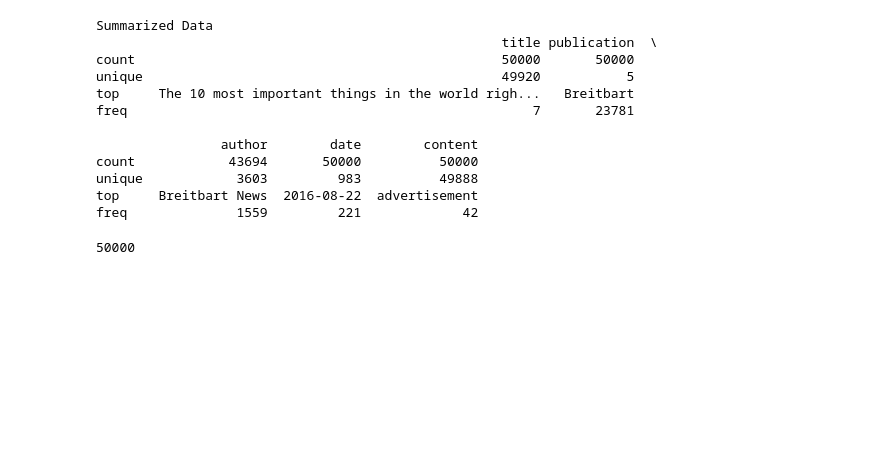
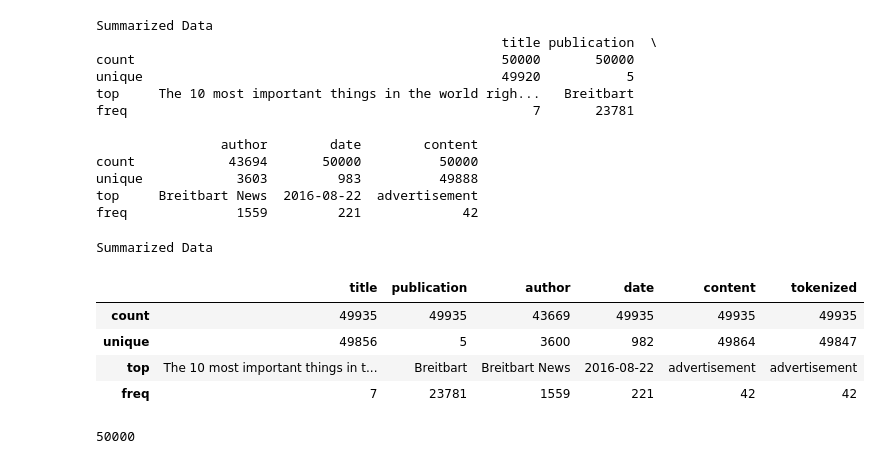
Before and after one commit to ScottBreitbach/DSC550, a Jupyter notebook: Week5/Test.ipynb, the cells around one changed output. Saved outputs shown, nothing was run; the diff lists cells and outputs as text; code cells hidden in the pictures; blank space fills up the shorter version.

```diff
--- a/Week5/Test.ipynb
+++ b/Week5/Test.ipynb
@@ -69,6 +84,17 @@ count            43694       50000          50000
 unique            3603         983          49888
 top     Breitbart News  2016-08-22  advertisement
 freq              1559         221             42
+# %%
+print("Summarized Data")
+
+articles.describe(include=['O'])
+# %% [output]
+Summarized Data
+|  | title | publication | author | date | content | tokenized |
+| count | 49935 | 49935 | 43669 | 49935 | 49935 | 49935 |
+| unique | 49856 | 5 | 3600 | 982 | 49864 | 49847 |
+| top | The 10 most important things in t... | Breitbart | Breitbart News | 2016-08-22 | advertisement | advertisement |
+| freq | 7 | 23781 | 1559 | 221 | 42 | 42 |
 # %%
 # display length of data
 print(len(articles))
```
Also changed, not shown: parts of 2 cells of this notebook.
